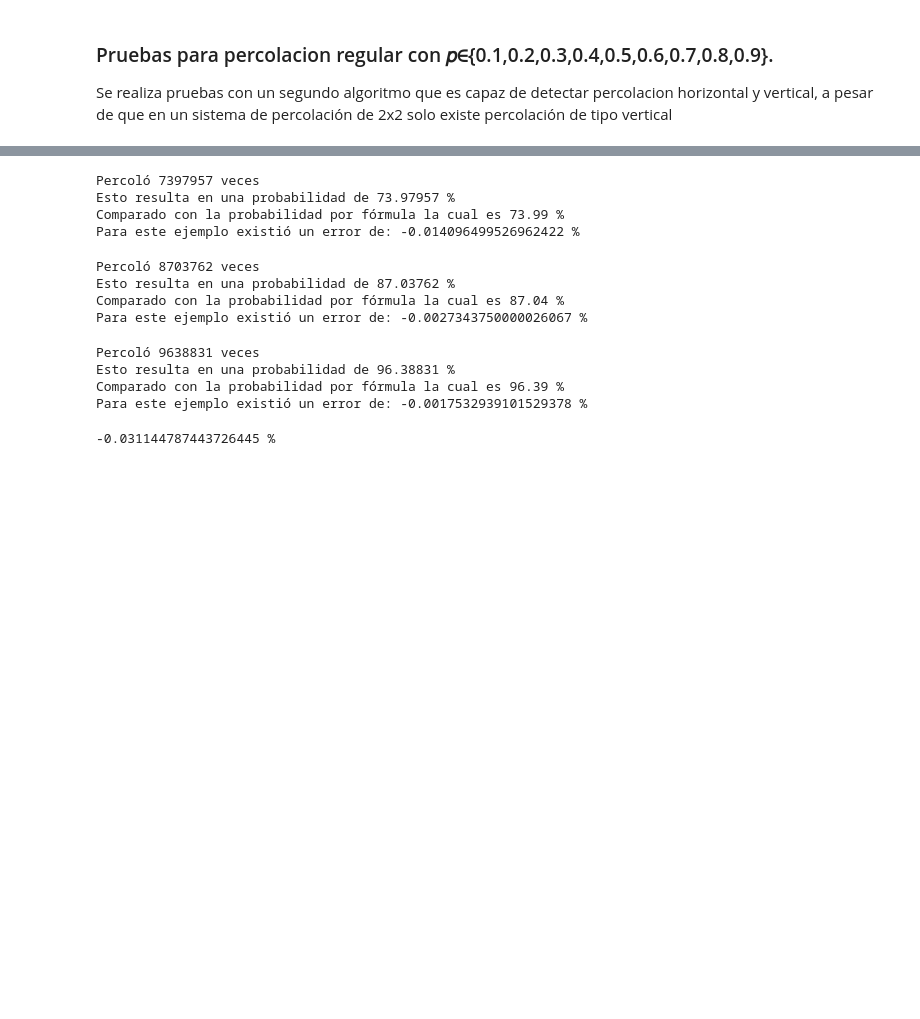
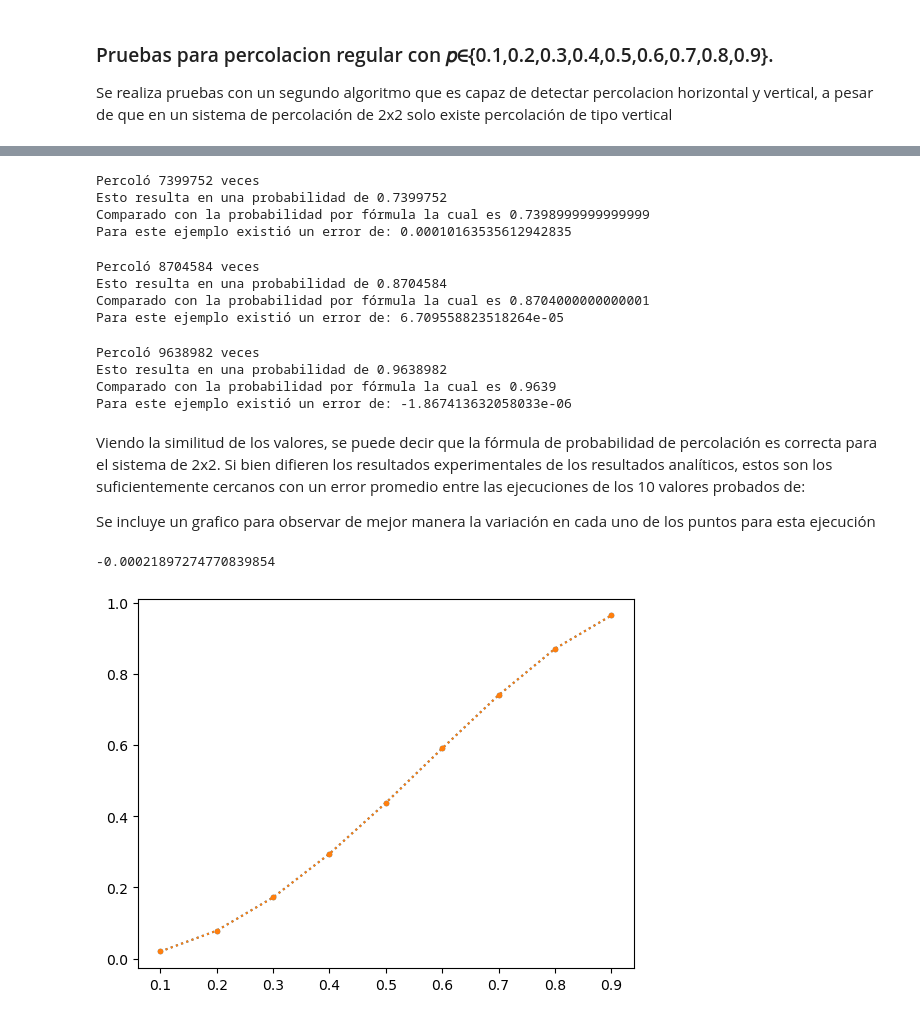
Before and after one commit to MrMeowdyRowdy/SistemasDeDistribucionDiscretos, a Jupyter notebook: PercolationE1.ipynb, the cells around one changed output, grey strips where cells are left out. Cells and saved outputs as stored; diff of their text form; code cells hidden in the pictures; blank space fills up the shorter version.

```diff
--- a/PercolationE1.ipynb
+++ b/PercolationE1.ipynb
@@ -456,18 +480,18 @@ for i in range (j):
     if main(n,p):
         contador=contador+1
 
-PAnalitica=(p**n*(n-p**n))*100
-PExperim=(contador/j)*100
-e7=(((PExperim)-PAnalitica)/(PAnalitica))*100
+PAnalitica7=(p**n*(n-p**n))
+PExperim7=(contador/j)
+e7=(((PExperim7)-PAnalitica7)/(PAnalitica7))
 print("Percoló", contador, "veces")
-print("Esto resulta en una probabilidad de", PExperim,"%")
-print("Comparado con la probabilidad por fórmula la cual es", PAnalitica,"%")
-print("Para este ejemplo existió un error de:" , e7,"%")
+print("Esto resulta en una probabilidad de", PExperim7)
+print("Comparado con la probabilidad por fórmula la cual es", PAnalitica7)
+print("Para este ejemplo existió un error de:" , e7)
 # %% [output]
-Percoló 7397957 veces
-Esto resulta en una probabilidad de 73.97957 %
-Comparado con la probabilidad por fórmula la cual es 73.99 %
-Para este ejemplo existió un error de: -0.014096499526962422 %
+Percoló 7399752 veces
+Esto resulta en una probabilidad de 0.7399752
+Comparado con la probabilidad por fórmula la cual es 0.7398999999999999
+Para este ejemplo existió un error de: 0.00010163535612942835
 # %%
 ## para 0.8 y un sistema 2x2
 j=10000000
@@ -478,18 +502,18 @@ for i in range (j):
     if main(n,p):
         contador=contador+1
 
-PAnalitica=(p**n*(n-p**n))*100
-PExperim=(contador/j)*100
-e8=(((PExperim)-PAnalitica)/(PAnalitica))*100
+PAnalitica8=(p**n*(n-p**n))
+PExperim8=(contador/j)
+e8=(((PExperim8)-PAnalitica8)/(PAnalitica8))
 print("Percoló", contador, "veces")
-print("Esto resulta en una probabilidad de", PExperim,"%")
-print("Comparado con la probabilidad por fórmula la cual es", PAnalitica,"%")
-print("Para este ejemplo existió un error de:" , e8,"%")
+print("Esto resulta en una probabilidad de", PExperim8)
+print("Comparado con la probabilidad por fórmula la cual es", PAnalitica8)
+print("Para este ejemplo existió un error de:" , e8)
 # %% [output]
-Percoló 8703762 veces
-Esto resulta en una probabilidad de 87.03762 %
-Comparado con la probabilidad por fórmula la cual es 87.04 %
-Para este ejemplo existió un error de: -0.0027343750000026067 %
+Percoló 8704584 veces
+Esto resulta en una probabilidad de 0.8704584
+Comparado con la probabilidad por fórmula la cual es 0.8704000000000001
+Para este ejemplo existió un error de: 6.709558823518264e-05
 # %%
 ## para 0.9 y un sistema 2x2
 j=10000000
@@ -500,20 +524,34 @@ for i in range (j):
     if main(n,p):
         contador=contador+1
 
-PAnalitica=(p**n*(n-p**n))*100
-PExperim=(contador/j)*100
-e9=(((PExperim)-PAnalitica)/(PAnalitica))*100
+PAnalitica9=(p**n*(n-p**n))
+PExperim9=(contador/j)
+e9=(((PExperim9)-PAnalitica9)/(PAnalitica9))
 print("Percoló", contador, "veces")
-print("Esto resulta en una probabilidad de", PExperim,"%")
-print("Comparado con la probabilidad por fórmula la cual es", PAnalitica,"%")
-print("Para este ejemplo existió un error de:" , e9,"%")
+print("Esto resulta en una probabilidad de", PExperim9)
+print("Comparado con la probabilidad por fórmula la cual es", PAnalitica9)
+print("Para este ejemplo existió un error de:" , e9)
 # %% [output]
-Percoló 9638831 veces
-Esto resulta en una probabilidad de 96.38831 %
-Comparado con la probabilidad por fórmula la cual es 96.39 %
-Para este ejemplo existió un error de: -0.0017532939101529378 %
+Percoló 9638982 veces
+Esto resulta en una probabilidad de 0.9638982
+Comparado con la probabilidad por fórmula la cual es 0.9639
+Para este ejemplo existió un error de: -1.867413632058033e-06
+# %% [markdown]
+Viendo la similitud de los valores, se puede decir que la fórmula de probabilidad de percolación es correcta para el sistema de 2x2. Si bien difieren los resultados experimentales de los resultados analíticos, estos son los suficientemente cercanos con un error promedio entre las ejecuciones de los 10 valores probados de:
+
+Se incluye un grafico para observar de mejor manera la variación en cada uno de los puntos para esta ejecución
 # %%
-ErrorP=(e1+e2+e3+e4+e5+e6+e7+e8+e9)
-print((ErrorP/9),"%")
+ErrorP=(e1+e2+e3+e4+e5+e6+e7+e8+e9)## Se suman todos los errores para realizar el calculo del promedio
+print((ErrorP/9))
+## pA siendo la probabilidad Analitica y pE la probabilidad calculada por simulación
+import matplotlib.pyplot as plt
+pA=[PAnalitica1,PAnalitica2,PAnalitica3,PAnalitica4,PAnalitica5,PAnalitica6,PAnalitica7,PAnalitica8,PAnalitica9]
+pE=[PExperim1,PExperim2,PExperim3,PExperim4,PExperim5,PExperim6,PExperim7,PExperim8,PExperim9]
+p=[0.1,0.2,0.3,0.4,0.5,0.6,0.7,0.8,0.9]
+plt.plot(p,pA,'.',linestyle='dotted')
+plt.plot(p,pE,'.',linestyle='dotted')
+
+plt.show()
 # %% [output]
--0.031144787443726445 %
+-0.00021897274770839854
+[figure, added]
```
Also changed, not shown: parts of 15 cells of this notebook.
